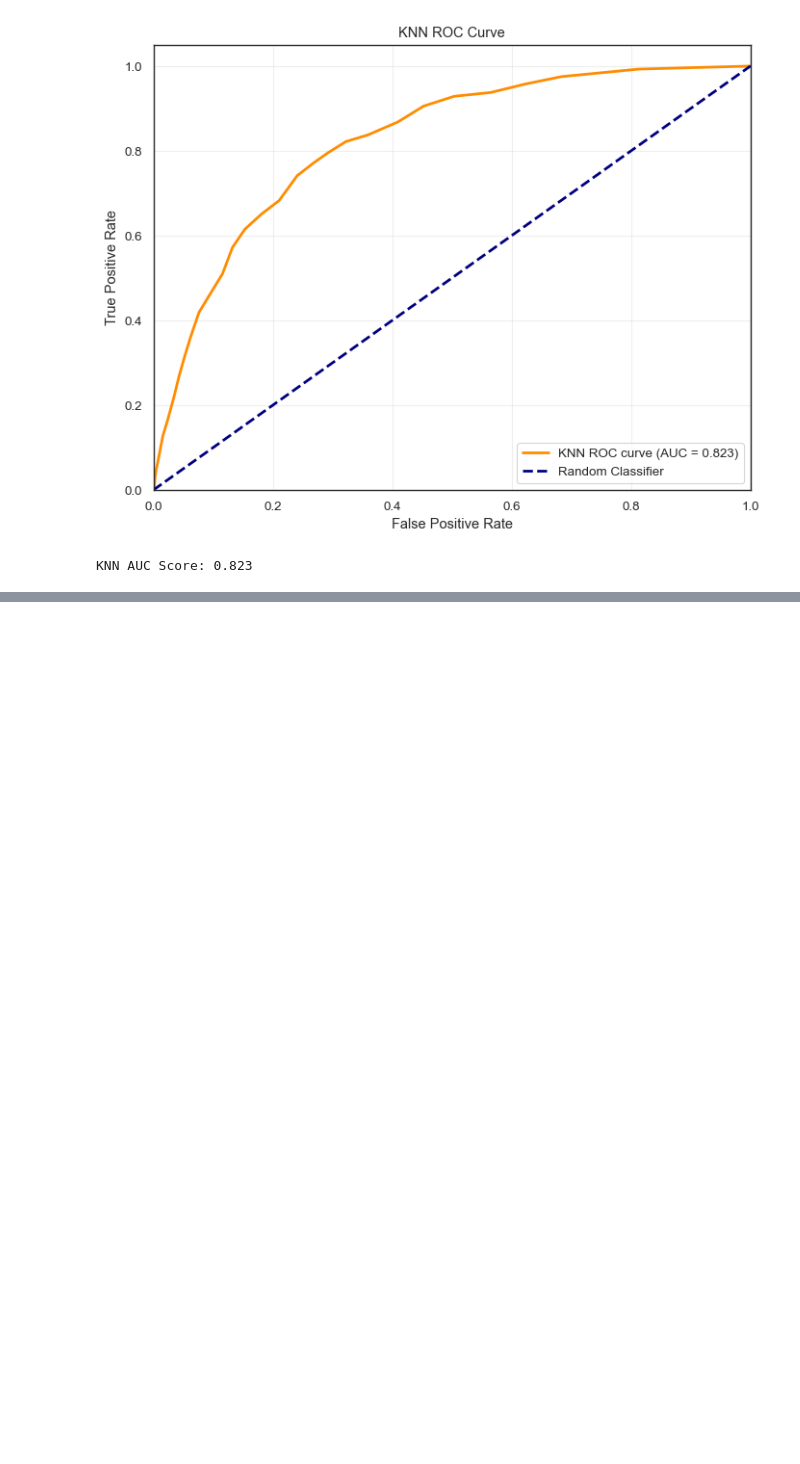
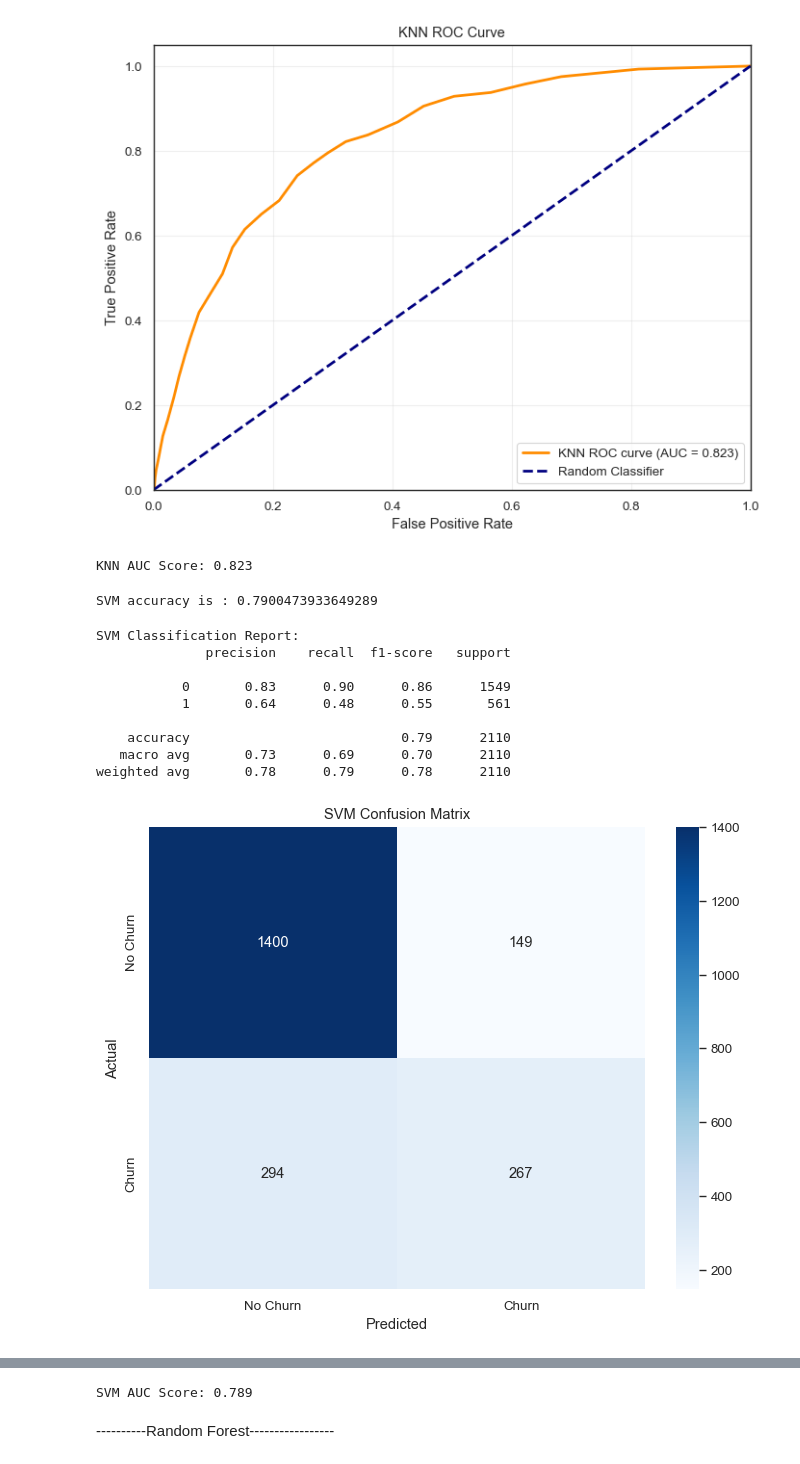
Before and after one commit to Ahmed-Estiak/customer-churn-demo, a Jupyter notebook: customer-churn1demo.ipynb, the cells around one changed output, grey strips where cells are left out. Saved outputs shown, nothing was run; the diff lists cells and outputs as text; code cells hidden in the pictures; blank space fills up the shorter version.

Commit message:
2.1 Classifier implementations for customer churn prediction, including accuracy and AUC score evaluations.

```diff
--- a/customer-churn1demo.ipynb
+++ b/customer-churn1demo.ipynb
@@ -2308,11 +2308,11 @@ Contract           -0.396150
 Name: Churn, dtype: float64
 <Figure size 1400x700 with 0 Axes>
 # %%
-X = df2.drop(columns = ['Churn','StreamingTV','StreamingMovies'])
-y = df2['Churn'].values
+# X = df2.drop(columns = ['Churn','StreamingTV','StreamingMovies'])
+# y = df2['Churn'].values
 
-X_train, X_test, y_train, y_test = train_test_split(X, y, test_size=0.3, random_state=42, stratify=y)
-#startify is verry very important here
+# X_train, X_test, y_train, y_test = train_test_split(X, y, test_size=0.3, random_state=42, stratify=y)
+# #startify is verry very important here
 # %%
 # Divide the columns into 3 categories, one ofor standardisation, one for label encoding and one for one hot encoding
 
@@ -2408,3 +2408,60 @@ weighted avg       0.79      0.79      0.79      2110
 [figure]
 [figure]
 KNN AUC Score: 0.823
+# %%
+svc_model = SVC(random_state = 42)
+svc_model.fit(X_train,y_train)
+predict_y = svc_model.predict(X_test)
+accuracy_svc = svc_model.score(X_test,y_test)
+print("SVM accuracy is :",accuracy_svc)
+# %% [output]
+SVM accuracy is : 0.7900473933649289
+# %%
+# SVM Classification Report
+print("SVM Classification Report:")
+print(classification_report(y_test, predict_y))
+
+# Confusion Matrix
+plt.figure(figsize=(8, 6))
+cm = confusion_matrix(y_test, predict_y)
+sns.heatmap(cm, annot=True, fmt='d', cmap='Blues',
+            xticklabels=['No Churn', 'Churn'],
+            yticklabels=['No Churn', 'Churn'])
+plt.title('SVM Confusion Matrix')
+plt.xlabel('Predicted')
+plt.ylabel('Actual')
+plt.show()
+
+# For ROC Curve, we need probability scores, so let's create a new SVM model with probability=True
+svc_model_prob = SVC(random_state=42, probability=True)
+svc_model_prob.fit(X_train, y_train)
+y_pred_proba_svm = svc_model_prob.predict_proba(X_test)[:, 1]
+
+# ROC Curve and AUC
+auc_score_svm = roc_auc_score(y_test, y_pred_proba_svm)
+fpr_svm, tpr_svm, thresholds_svm = roc_curve(y_test, y_pred_proba_svm)
+
+plt.figure(figsize=(8, 6))
+plt.plot(fpr_svm, tpr_svm, color='darkorange', lw=2, label=f'SVM ROC curve (AUC = {auc_score_svm:.3f})')
+plt.plot([0, 1], [0, 1], color='navy', lw=2, linestyle='--', label='Random Classifier')
+plt.xlim([0.0, 1.0])
+plt.ylim([0.0, 1.05])
+plt.xlabel('False Positive Rate')
+plt.ylabel('True Positive Rate')
+plt.title('SVM ROC Curve')
+plt.legend(loc="lower right")
+plt.grid(True, alpha=0.3)
+plt.show()
+
+print(f"SVM AUC Score: {auc_score_svm:.3f}")
+# %% [output]
+SVM Classification Report:
+              precision    recall  f1-score   support
+
+           0       0.83      0.90      0.86      1549
+           1       0.64      0.48      0.55       561
+
+    accuracy                           0.79      2110
+   macro avg       0.73      0.69      0.70      2110
+weighted avg       0.78      0.79      0.78      2110
+[figure, added]
@@ -2410,0 +2469,3 @@ KNN AUC Score: 0.823
+SVM AUC Score: 0.789
+# %% [markdown]
+----------Random Forest-----------------
```
Also changed, not shown: parts of 15 cells of this notebook.
